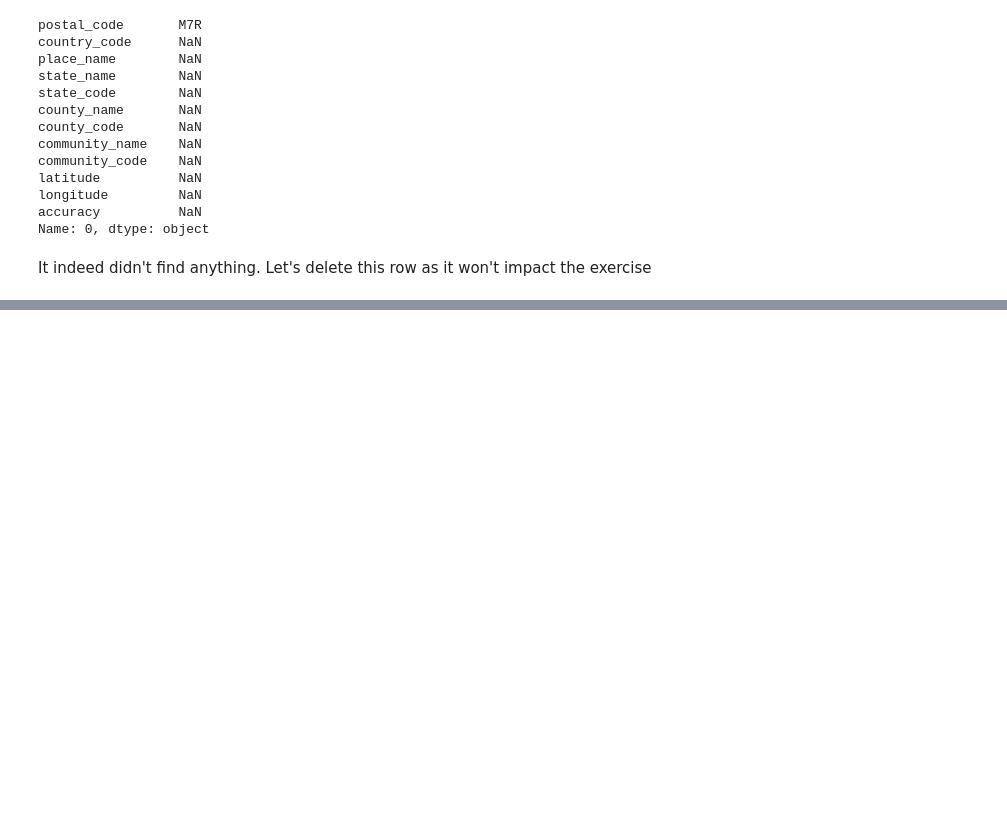
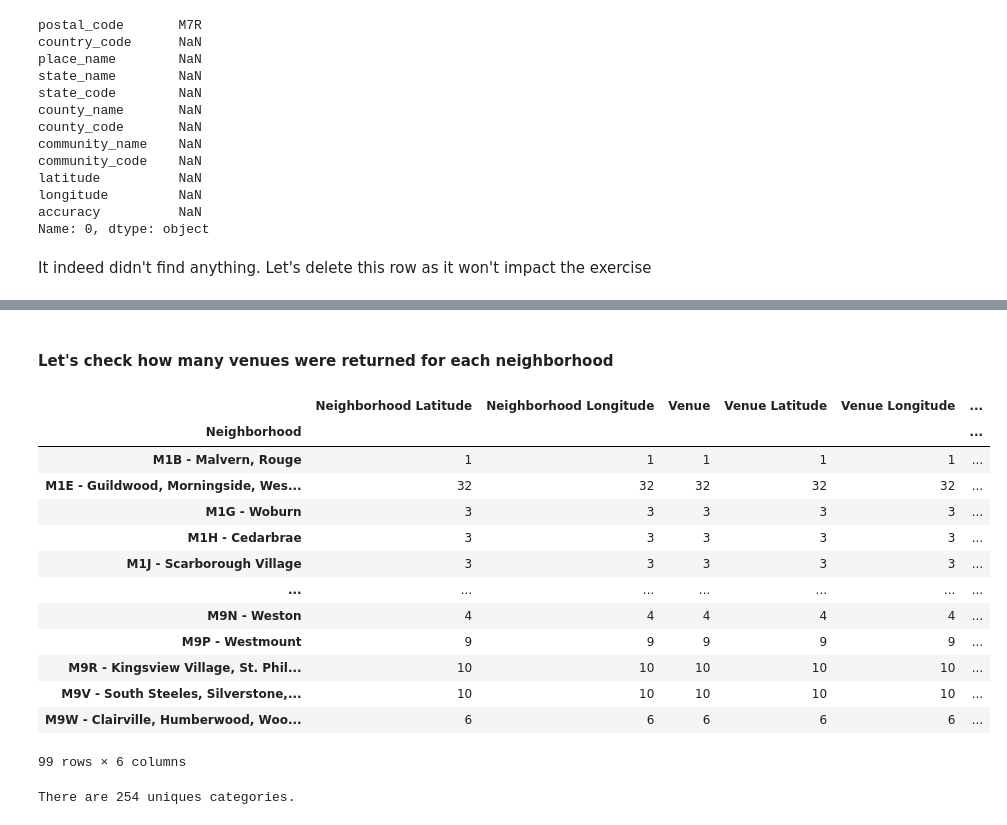
Before and after one commit to jrkumelys/Coursera_Capstone, a Jupyter notebook: Toronto Neighborhoods.ipynb, the cells around one changed output, grey strips where cells are left out. Cells and saved outputs as stored; diff of their text form; code cells hidden in the pictures; blank space fills up the shorter version.

```diff
--- a/Toronto Neighborhoods.ipynb
+++ b/Toronto Neighborhoods.ipynb
@@ -247,0 +439,23 @@ toronto_df_latlong_fixed.iloc[[]]
+# %% [markdown]
+#### Let's check how many venues were returned for each neighborhood
+# %%
+toronto_venues.groupby('Neighborhood').count()
+# %% [output]
+|  | Neighborhood Latitude | Neighborhood Longitude | Venue | Venue Latitude | Venue Longitude | ... |
+| Neighborhood |  |  |  |  |  | ... |
+| M1B - Malvern, Rouge | 1 | 1 | 1 | 1 | 1 | ... |
+| M1E - Guildwood, Morningside, Wes... | 32 | 32 | 32 | 32 | 32 | ... |
+| M1G - Woburn | 3 | 3 | 3 | 3 | 3 | ... |
+| M1H - Cedarbrae | 3 | 3 | 3 | 3 | 3 | ... |
+| M1J - Scarborough Village | 3 | 3 | 3 | 3 | 3 | ... |
+| ... | ... | ... | ... | ... | ... | ... |
+| M9N - Weston | 4 | 4 | 4 | 4 | 4 | ... |
+| M9P - Westmount | 9 | 9 | 9 | 9 | 9 | ... |
+| M9R - Kingsview Village, St. Phil... | 10 | 10 | 10 | 10 | 10 | ... |
+| M9V - South Steeles, Silverstone,... | 10 | 10 | 10 | 10 | 10 | ... |
+| M9W - Clairville, Humberwood, Woo... | 6 | 6 | 6 | 6 | 6 | ... |
+99 rows × 6 columns
+# %%
+print('There are {} uniques categories.'.format(len(toronto_venues['Venue Category'].unique())))
+# %% [output]
+There are 254 uniques categories.
```
Also changed, not shown: parts of 31 cells of this notebook.
